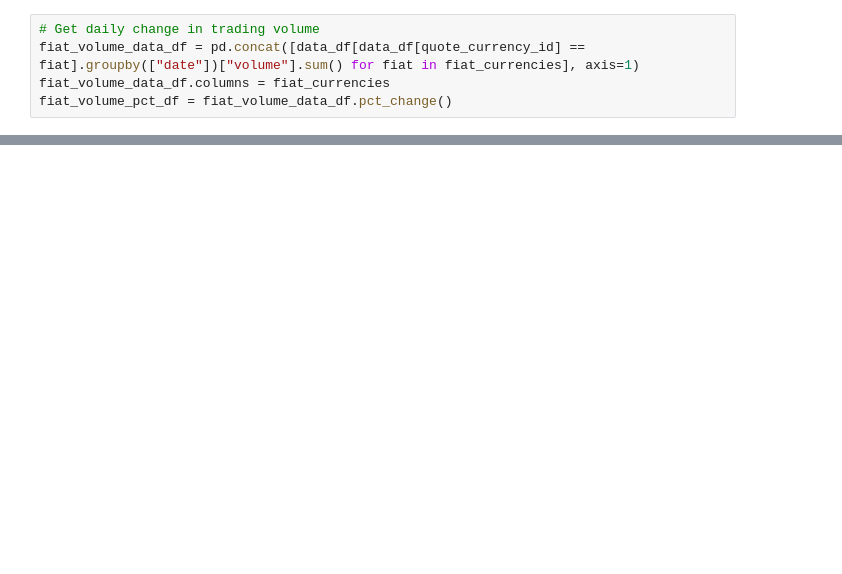
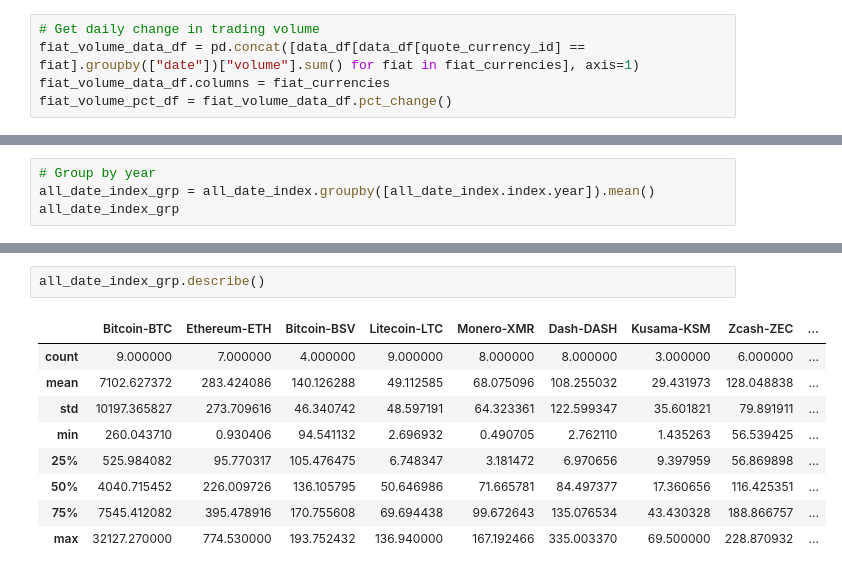
Before and after one commit to aalfiler/Crash_Course_In_Crypto, a Jupyter notebook: notebooks/final_analysis.ipynb, the cells around one changed output, grey strips where cells are left out. Drawn from its saved outputs; the diff is of its cells as text; blank space fills up the shorter version.

```diff
--- a/notebooks/final_analysis.ipynb
+++ b/notebooks/final_analysis.ipynb
@@ -170,0 +261,4 @@ eur_volume_df.hvplot.line(x="date", y="volume", by=base_currency_id, title="EUR:
+# %%
+# Group by year
+all_date_index_grp = all_date_index.groupby([all_date_index.index.year]).mean()
+all_date_index_grp
@@ -170,0 +288,12 @@ eur_volume_df.hvplot.line(x="date", y="volume", by=base_currency_id, title="EUR:
+# %%
+all_date_index_grp.describe()
+# %% [output]
+|  | Bitcoin-BTC | Ethereum-ETH | Bitcoin-BSV | Litecoin-LTC | Monero-XMR | Dash-DASH | Kusama-KSM | Zcash-ZEC | ... |
+| count | 9.000000 | 7.000000 | 4.000000 | 9.000000 | 8.000000 | 8.000000 | 3.000000 | 6.000000 | ... |
+| mean | 7102.627372 | 283.424086 | 140.126288 | 49.112585 | 68.075096 | 108.255032 | 29.431973 | 128.048838 | ... |
+| std | 10197.365827 | 273.709616 | 46.340742 | 48.597191 | 64.323361 | 122.599347 | 35.601821 | 79.891911 | ... |
+| min | 260.043710 | 0.930406 | 94.541132 | 2.696932 | 0.490705 | 2.762110 | 1.435263 | 56.539425 | ... |
+| 25% | 525.984082 | 95.770317 | 105.476475 | 6.748347 | 3.181472 | 6.970656 | 9.397959 | 56.869898 | ... |
+| 50% | 4040.715452 | 226.009726 | 136.105795 | 50.646986 | 71.665781 | 84.497377 | 17.360656 | 116.425351 | ... |
+| 75% | 7545.412082 | 395.478916 | 170.755608 | 69.694438 | 99.672643 | 135.076534 | 43.430328 | 188.866757 | ... |
+| max | 32127.270000 | 774.530000 | 193.752432 | 136.940000 | 167.192466 | 335.003370 | 69.500000 | 228.870932 | ... |
```
Also changed, not shown: parts of 19 cells of this notebook, 3 other files.
